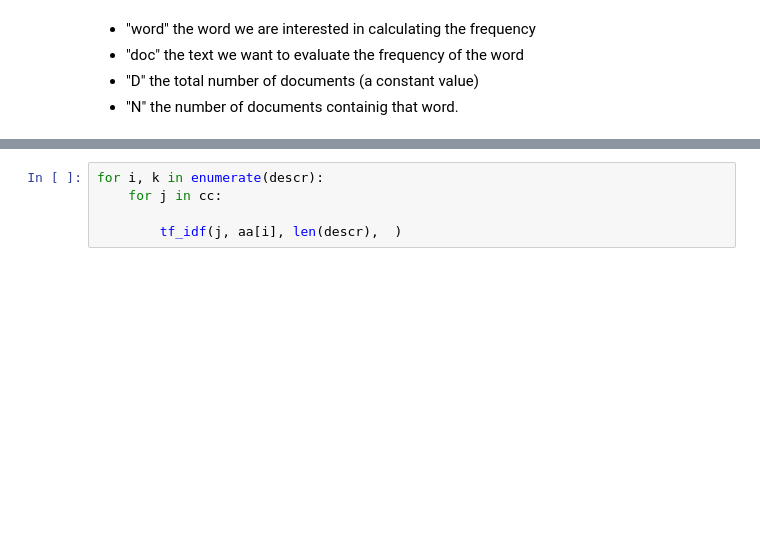
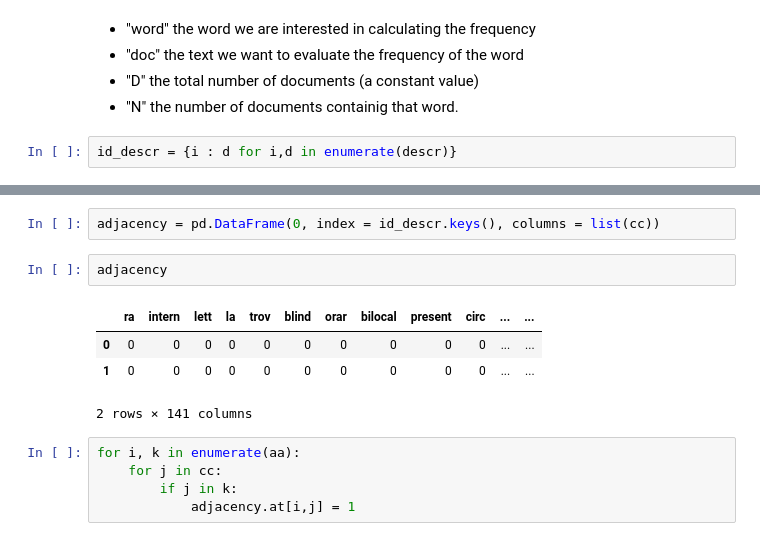
Before and after one commit to MariaLuisaCroci/HW4-ADM, a Jupyter notebook: HW4_27Nov.ipynb, the cells around one changed output, grey strips where cells are left out. Saved outputs shown, nothing was run; the diff lists cells and outputs as text; blank space fills up the shorter version.

```diff
--- a/HW4_27Nov.ipynb
+++ b/HW4_27Nov.ipynb
@@ -331,3 +313,5 @@ def tf_idf(word,doc,D,N):
 - "doc" the text we want to evaluate the frequency of the word
 - "D" the total number of documents (a constant value)
 - "N" the number of documents containig that word.
+# %%
+id_descr = {i : d for i,d in enumerate(descr)}
@@ -334,5 +325,14 @@ def tf_idf(word,doc,D,N):
+# %%
+adjacency = pd.DataFrame(0, index = id_descr.keys(), columns = list(cc))
+# %%
+adjacency
+# %% [output]
+|  | ra | intern | lett | la | trov | blind | orar | bilocal | present | circ | ... | ... |
+| 0 | 0 | 0 | 0 | 0 | 0 | 0 | 0 | 0 | 0 | 0 | ... | ... |
+| 1 | 0 | 0 | 0 | 0 | 0 | 0 | 0 | 0 | 0 | 0 | ... | ... |
+2 rows × 141 columns
 # %%
-for i, k in enumerate(descr):
+for i, k in enumerate(aa):
     for j in cc:
-
-        tf_idf(j, aa[i], len(descr),  )
+        if j in k:
+            adjacency.at[i,j] = 1
```
Also changed, not shown: parts of 21 cells of this notebook.
